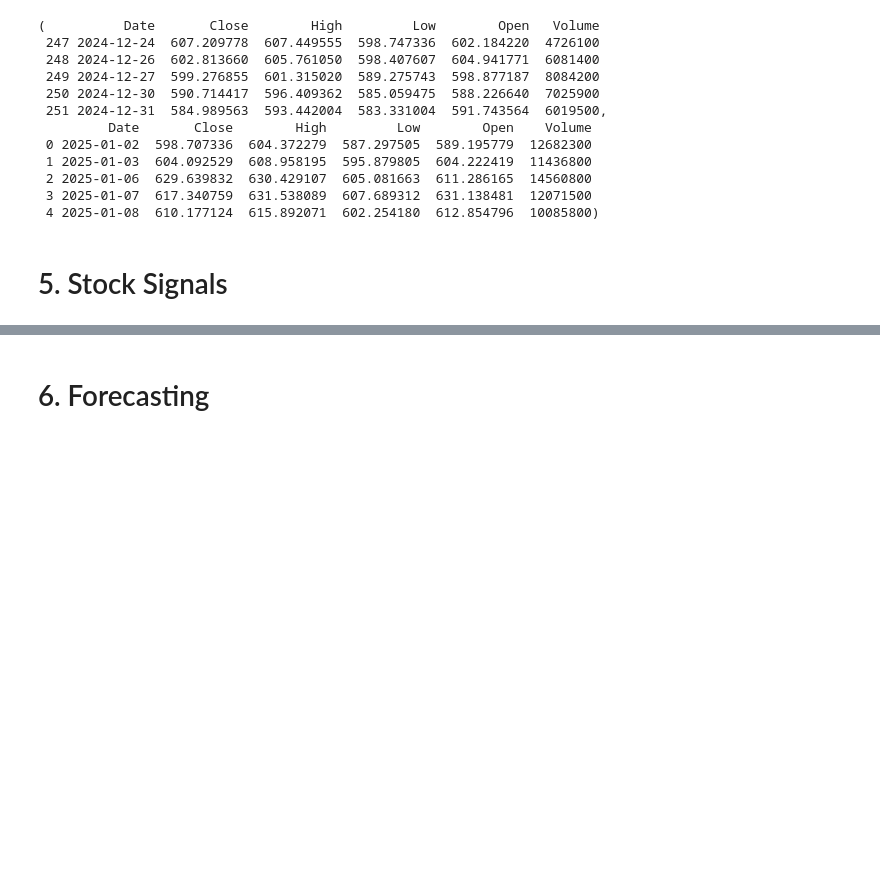
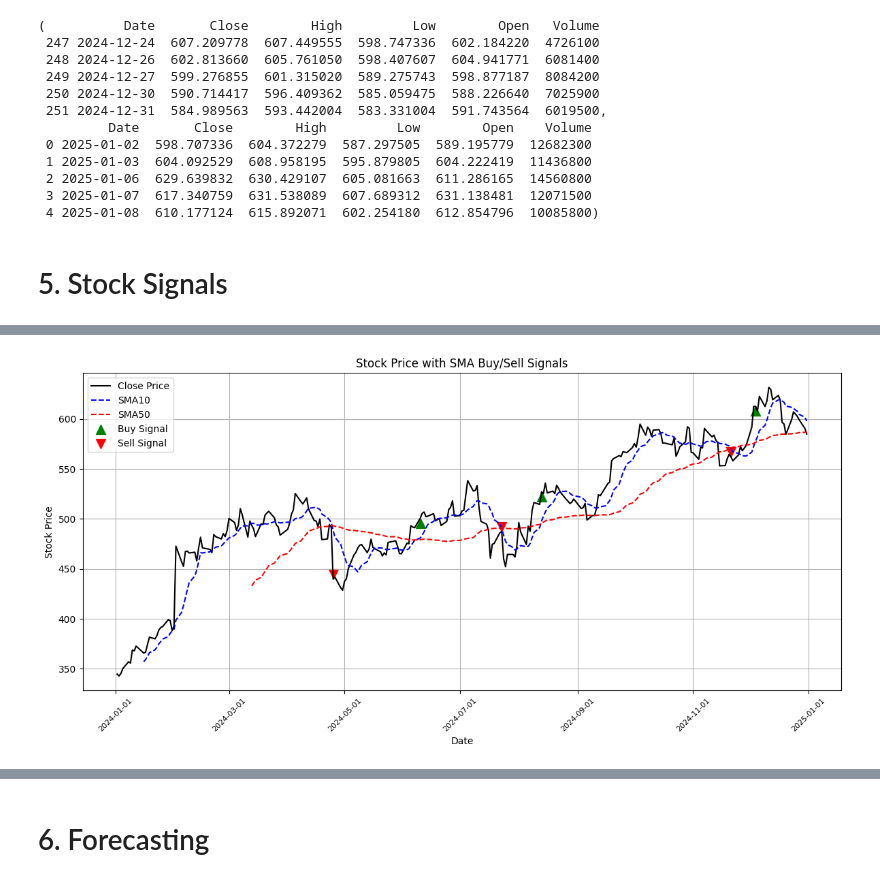
Before and after one commit to KarthikeyanBaskaran/FinancialAnalytics, a Jupyter notebook: Financial_Analytics.ipynb, the cells around one changed output, grey strips where cells are left out. Saved outputs shown, nothing was run; the diff lists cells and outputs as text; code cells hidden in the pictures; blank space fills up the shorter version.

```diff
--- a/Financial_Analytics.ipynb
+++ b/Financial_Analytics.ipynb
@@ -77,0 +87,34 @@ df["Sell_Signal_SMA"] = (df["SMA30"] < df["SMA90"]) & (df["SMA30"].shift(1) >= d
+# %%
+import pandas as pd
+import matplotlib.pyplot as plt
+import matplotlib.dates as mdates
+
+# Define an offset for the arrows
+offset = 5  # Adjust this value as needed
+
+# Create the plot
+plt.figure(figsize=(12, 6))
+plt.plot(df['Date'], df['Close'], color='black', label='Close Price')
+plt.plot(df['Date'], df['SMA10'], color='blue', linestyle='--', label='SMA10')
+plt.plot(df['Date'], df['SMA50'], color='red', linestyle='--', label='SMA50')
+
+# Plot Buy Signals with offset
+buy_signals = df[df['Buy_Signal_SMA']]
+plt.scatter(buy_signals['Date'], buy_signals['Close'] - offset, marker='^', s=100, color='green', label='Buy Signal')
+
+# Plot Sell Signals with offset
+sell_signals = df[df['Sell_Signal_SMA']]
+plt.scatter(sell_signals['Date'], sell_signals['Close'] + offset, marker='v', s=100, color='red', label='Sell Signal')
+
+# Format the x-axis to show dates
+plt.gca().xaxis.set_major_formatter(mdates.DateFormatter('%Y-%m-%d'))
+plt.gca().xaxis.set_tick_params(rotation=45, labelsize=8)
+plt.xlabel('Date')
+plt.ylabel('Stock Price')
+plt.title('Stock Price with SMA Buy/Sell Signals')
+plt.legend()
+plt.grid(True)
+plt.tight_layout()
+plt.show()
+# %% [output]
+[figure, added]
```
Also changed, not shown: parts of 9 cells of this notebook, 4 other files.
